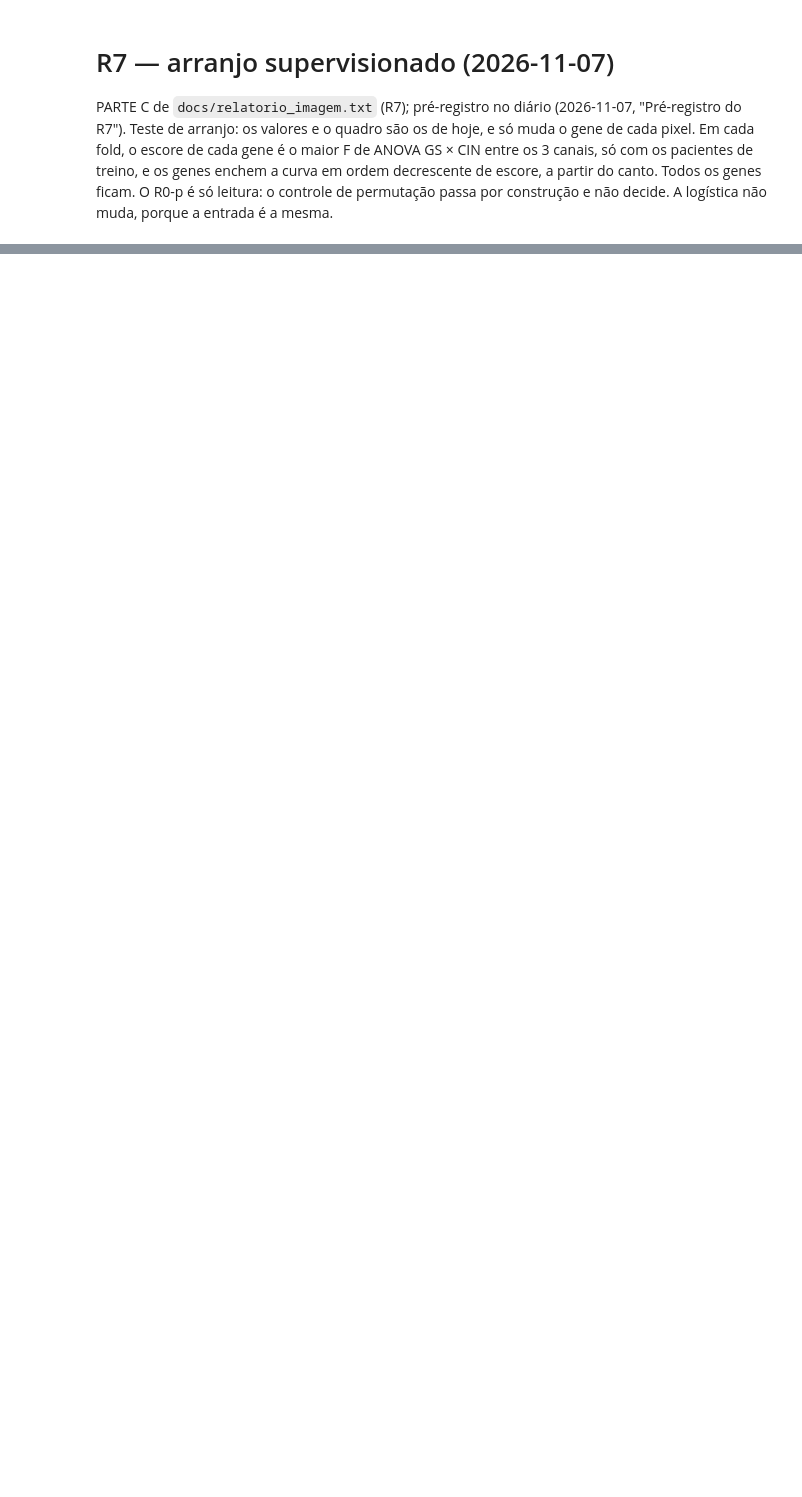
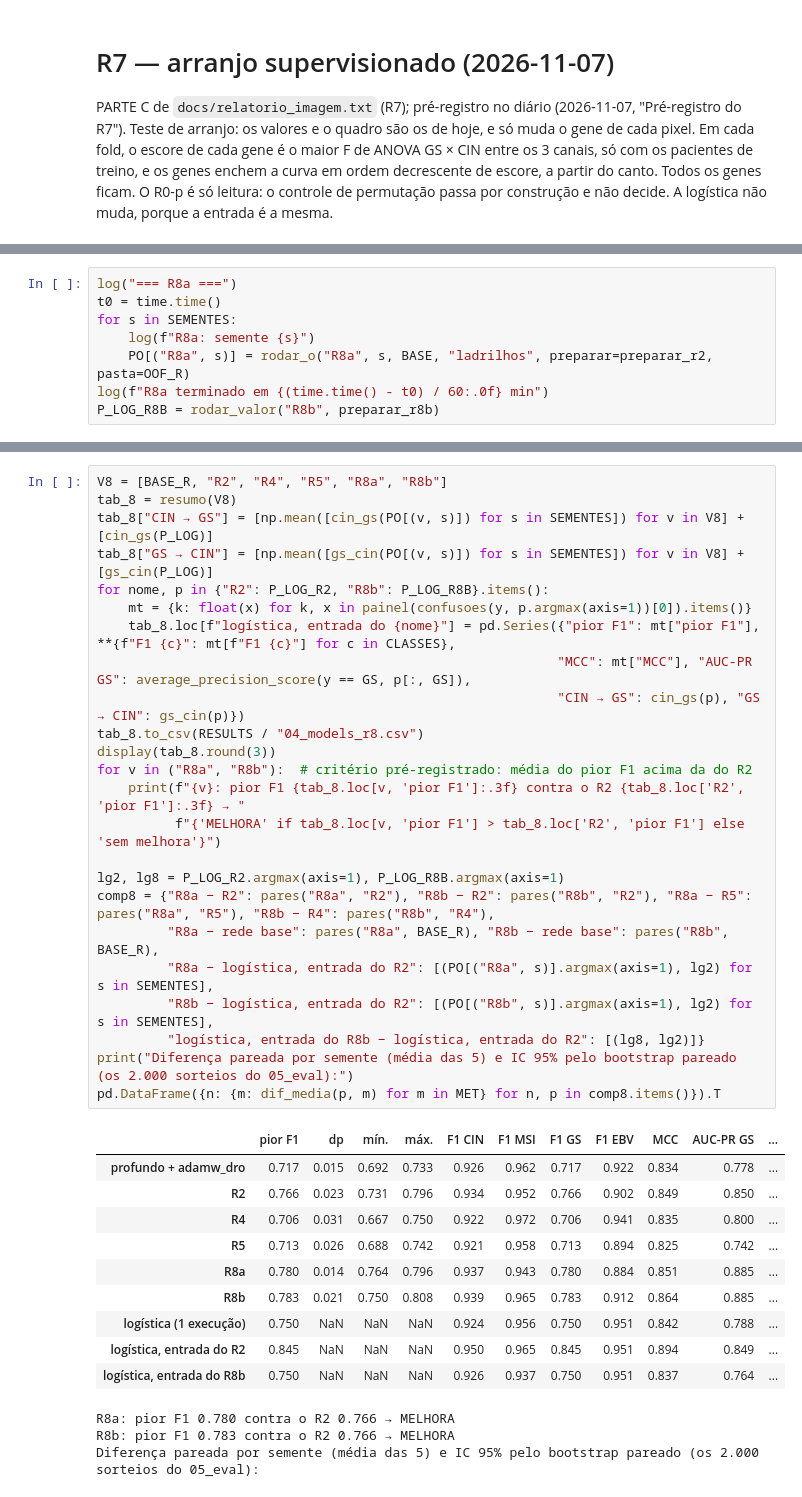
Before and after one commit to leocendino/imagens_de_cg_para_classificacao, a Jupyter notebook: notebooks/04_models.ipynb, the cells around one changed output, grey strips where cells are left out. Drawn from its saved outputs; the diff is of its cells as text; blank space fills up the shorter version.

```diff
--- a/notebooks/04_models.ipynb
+++ b/notebooks/04_models.ipynb
@@ -2113,0 +2187,8 @@ Diferença pareada por semente (média das 5) e IC 95% pelo bootstrap pareado (o
+# %%
+log("=== R8a ===")
+t0 = time.time()
+for s in SEMENTES:
+    log(f"R8a: semente {s}")
+    PO[("R8a", s)] = rodar_o("R8a", s, BASE, "ladrilhos", preparar=preparar_r2, pasta=OOF_R)
+log(f"R8a terminado em {(time.time() - t0) / 60:.0f} min")
+P_LOG_R8B = rodar_valor("R8b", preparar_r8b)
@@ -2113,0 +2213,38 @@ Diferença pareada por semente (média das 5) e IC 95% pelo bootstrap pareado (o
+# %%
+V8 = [BASE_R, "R2", "R4", "R5", "R8a", "R8b"]
+tab_8 = resumo(V8)
+tab_8["CIN → GS"] = [np.mean([cin_gs(PO[(v, s)]) for s in SEMENTES]) for v in V8] + [cin_gs(P_LOG)]
+tab_8["GS → CIN"] = [np.mean([gs_cin(PO[(v, s)]) for s in SEMENTES]) for v in V8] + [gs_cin(P_LOG)]
+for nome, p in {"R2": P_LOG_R2, "R8b": P_LOG_R8B}.items():
+    mt = {k: float(x) for k, x in painel(confusoes(y, p.argmax(axis=1))[0]).items()}
+    tab_8.loc[f"logística, entrada do {nome}"] = pd.Series({"pior F1": mt["pior F1"], **{f"F1 {c}": mt[f"F1 {c}"] for c in CLASSES},
+                                                           "MCC": mt["MCC"], "AUC-PR GS": average_precision_score(y == GS, p[:, GS]),
+                                                           "CIN → GS": cin_gs(p), "GS → CIN": gs_cin(p)})
+tab_8.to_csv(RESULTS / "04_models_r8.csv")
+display(tab_8.round(3))
+for v in ("R8a", "R8b"):  # critério pré-registrado: média do pior F1 acima da do R2
+    print(f"{v}: pior F1 {tab_8.loc[v, 'pior F1']:.3f} contra o R2 {tab_8.loc['R2', 'pior F1']:.3f} → "
+          f"{'MELHORA' if tab_8.loc[v, 'pior F1'] > tab_8.loc['R2', 'pior F1'] else 'sem melhora'}")
+
+lg2, lg8 = P_LOG_R2.argmax(axis=1), P_LOG_R8B.argmax(axis=1)
+comp8 = {"R8a − R2": pares("R8a", "R2"), "R8b − R2": pares("R8b", "R2"), "R8a − R5": pares("R8a", "R5"), "R8b − R4": pares("R8b", "R4"),
+         "R8a − rede base": pares("R8a", BASE_R), "R8b − rede base": pares("R8b", BASE_R),
+         "R8a − logística, entrada do R2": [(PO[("R8a", s)].argmax(axis=1), lg2) for s in SEMENTES],
+         "R8b − logística, entrada do R2": [(PO[("R8b", s)].argmax(axis=1), lg2) for s in SEMENTES],
+         "logística, entrada do R8b − logística, entrada do R2": [(lg8, lg2)]}
+print("Diferença pareada por semente (média das 5) e IC 95% pelo bootstrap pareado (os 2.000 sorteios do 05_eval):")
+pd.DataFrame({n: {m: dif_media(p, m) for m in MET} for n, p in comp8.items()}).T
+# %% [output]
+|  | pior F1 | dp | mín. | máx. | F1 CIN | F1 MSI | F1 GS | F1 EBV | MCC | AUC-PR GS | ... |
+| profundo + adamw_dro | 0.717 | 0.015 | 0.692 | 0.733 | 0.926 | 0.962 | 0.717 | 0.922 | 0.834 | 0.778 | ... |
+| R2 | 0.766 | 0.023 | 0.731 | 0.796 | 0.934 | 0.952 | 0.766 | 0.902 | 0.849 | 0.850 | ... |
+| R4 | 0.706 | 0.031 | 0.667 | 0.750 | 0.922 | 0.972 | 0.706 | 0.941 | 0.835 | 0.800 | ... |
+| R5 | 0.713 | 0.026 | 0.688 | 0.742 | 0.921 | 0.958 | 0.713 | 0.894 | 0.825 | 0.742 | ... |
+| R8a | 0.780 | 0.014 | 0.764 | 0.796 | 0.937 | 0.943 | 0.780 | 0.884 | 0.851 | 0.885 | ... |
+| R8b | 0.783 | 0.021 | 0.750 | 0.808 | 0.939 | 0.965 | 0.783 | 0.912 | 0.864 | 0.885 | ... |
+| logística (1 execução) | 0.750 | NaN | NaN | NaN | 0.924 | 0.956 | 0.750 | 0.951 | 0.842 | 0.788 | ... |
+| logística, entrada do R2 | 0.845 | NaN | NaN | NaN | 0.950 | 0.965 | 0.845 | 0.951 | 0.894 | 0.849 | ... |
+| logística, entrada do R8b | 0.750 | NaN | NaN | NaN | 0.926 | 0.937 | 0.750 | 0.951 | 0.837 | 0.764 | ... |
+R8a: pior F1 0.780 contra o R2 0.766 → MELHORA
+R8b: pior F1 0.783 contra o R2 0.766 → MELHORA
+Diferença pareada por semente (média das 5) e IC 95% pelo bootstrap pareado (os 2.000 sorteios do 05_eval):
```
Also changed, not shown: parts of 25 cells of this notebook.
